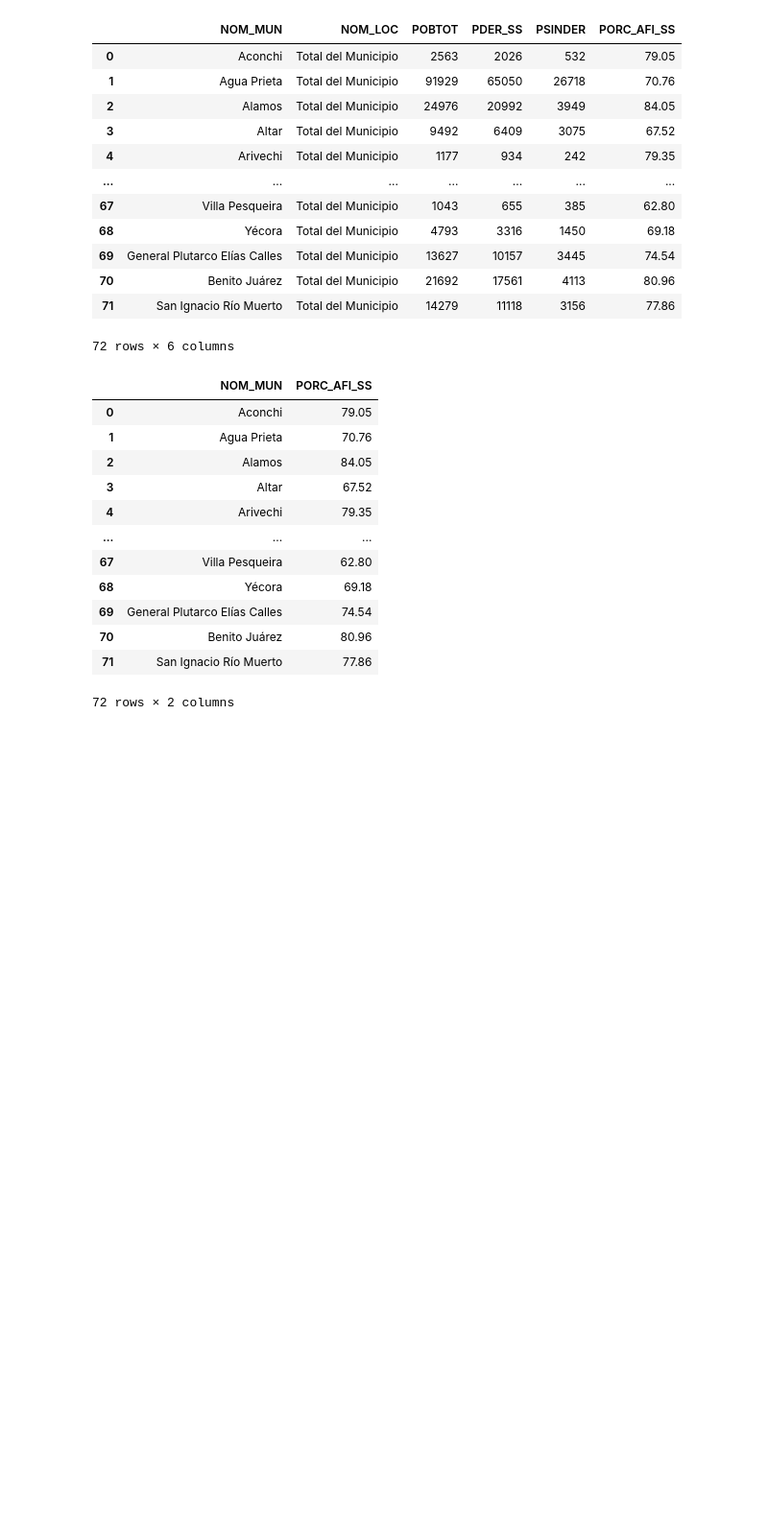
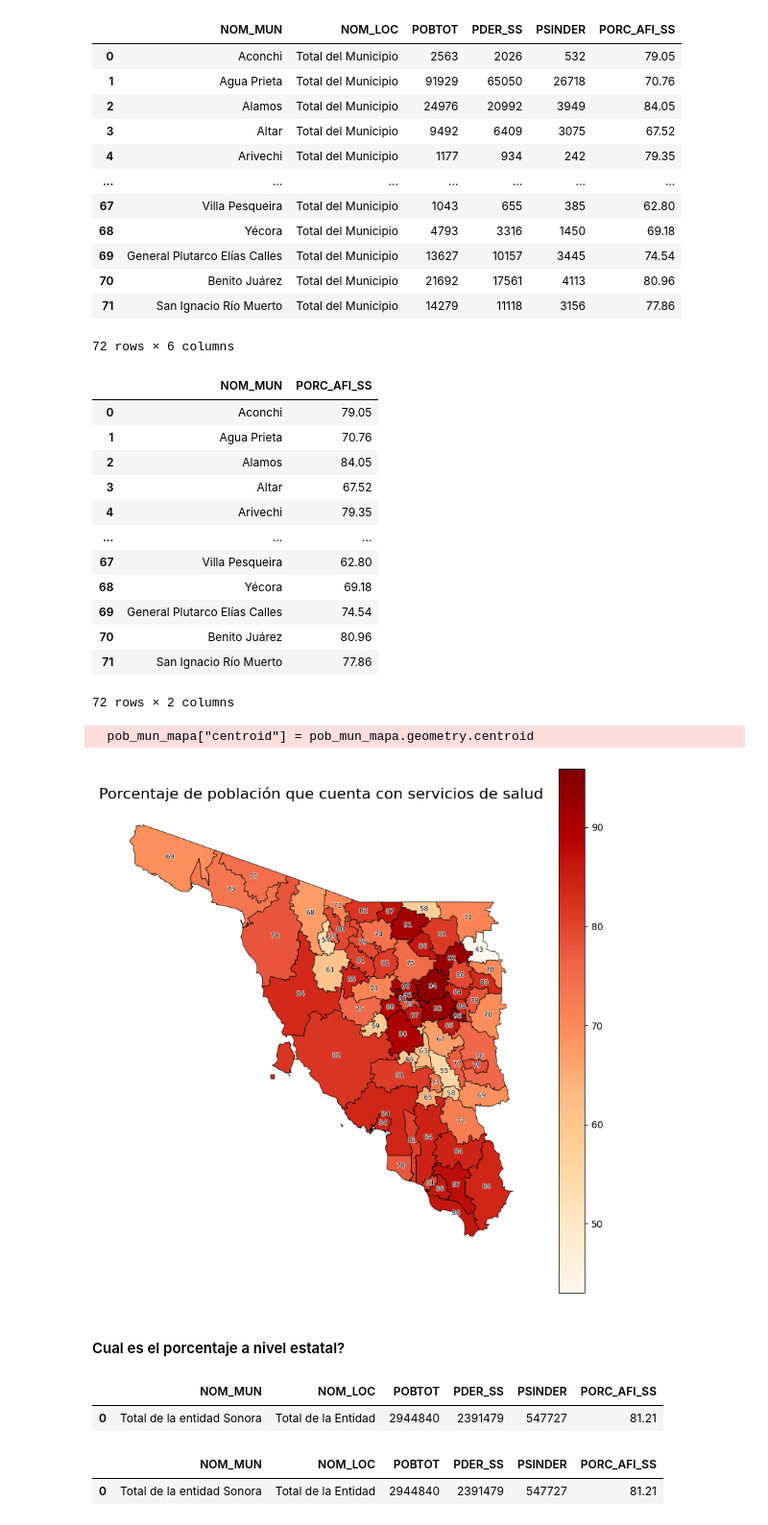
Before and after one commit to LuisHiram99/Stats_Sonora, a Jupyter notebook: Libretas/poblacion_sonora.ipynb, the cells around one changed output. Shown at 96% size. Cells and saved outputs as stored; diff of their text form; code cells hidden in the pictures; blank space fills up the shorter version.

```diff
--- a/Libretas/poblacion_sonora.ipynb
+++ b/Libretas/poblacion_sonora.ipynb
@@ -769,3 +768,10 @@ datos_afiliacion_mapa
 | 70 | Benito Juárez | 80.96 |
 | 71 | San Ignacio Río Muerto | 77.86 |
 72 rows × 2 columns
+# %%
+plot_sonora_map(datos_afiliacion_mapa, 'Porcentaje de población que cuenta con servicios de salud', graph_value=True, height=10, weight=10)
+# %% [output]
+  pob_mun_mapa["centroid"] = pob_mun_mapa.geometry.centroid
+[figure, added]
+# %% [markdown]
+#### Cual es el porcentaje a nivel estatal?
@@ -771,0 +780,12 @@ datos_afiliacion_mapa
+# %%
+datos_afiliacion_sonora['PORC_AFI_SS'] = ((datos_afiliacion_sonora['PDER_SS'].astype(float) / datos_afiliacion_sonora['POBTOT'].astype(float)) * 100)
+datos_afiliacion_sonora['PORC_AFI_SS'] = round(datos_afiliacion_sonora['PORC_AFI_SS'], 2)
+datos_afiliacion_sonora
+# %% [output]
+|  | NOM_MUN | NOM_LOC | POBTOT | PDER_SS | PSINDER | PORC_AFI_SS |
+| 0 | Total de la entidad Sonora | Total de la Entidad | 2944840 | 2391479 | 547727 | 81.21 |
+# %%
+datos_afiliacion_sonora
+# %% [output]
+|  | NOM_MUN | NOM_LOC | POBTOT | PDER_SS | PSINDER | PORC_AFI_SS |
+| 0 | Total de la entidad Sonora | Total de la Entidad | 2944840 | 2391479 | 547727 | 81.21 |
```
Also changed, not shown: parts of 2 cells of this notebook, 3 other files.
